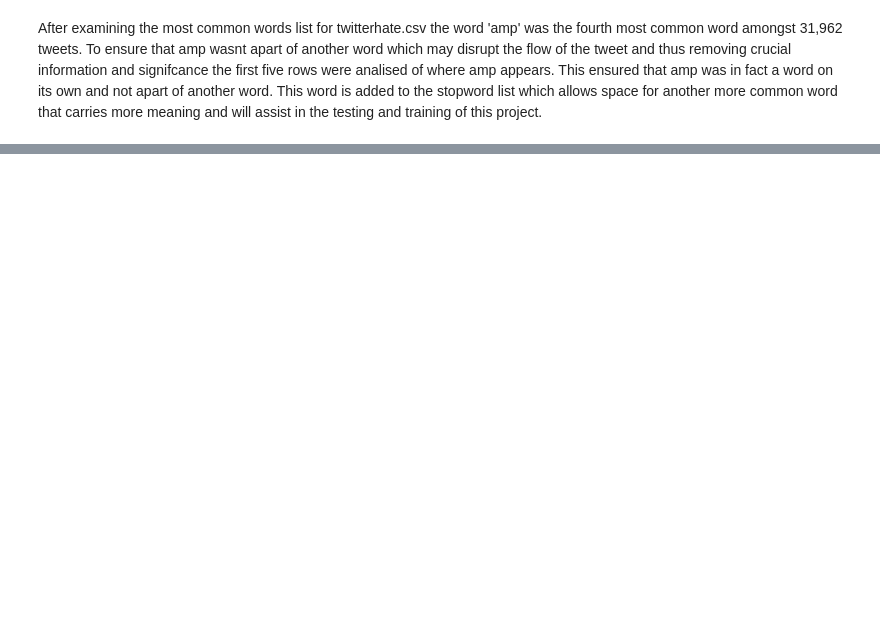
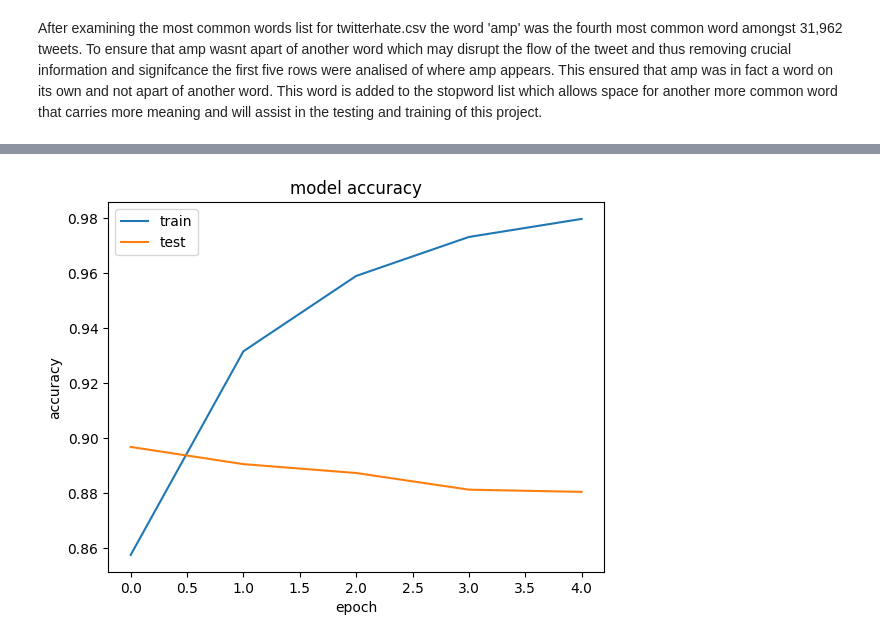
Before and after one commit to StephBarwick/P000456CSITCP, a Jupyter notebook: model.ipynb, the cells around one changed output, grey strips where cells are left out. Cells and saved outputs as stored; diff of their text form; code cells hidden in the pictures; blank space fills up the shorter version.

Commit message:
Update model

```diff
--- a/model.ipynb
+++ b/model.ipynb
@@ -671,0 +761,31 @@ After examining the most common words list for twitterhate.csv the word 'amp' wa
+# %%
+# create metrics for recall, precision and f1 score
+def recall_m(y_true, y_pred):
+    true_positives = K.sum(K.round(K.clip(y_true * y_pred, 0, 1)))
+    possible_positives = K.sum(K.round(K.clip(y_true, 0, 1)))
+    recall = true_positives / (possible_positives + K.epsilon())
+    return recall
+
+def precision_m(y_true, y_pred):
+    true_positives = K.sum(K.round(K.clip(y_true * y_pred, 0, 1)))
+    predicted_positives = K.sum(K.round(K.clip(y_pred, 0, 1)))
+    precision = true_positives / (predicted_positives + K.epsilon())
+    return precision
+
+def f1_m(y_true, y_pred):
+    precision = precision_m(y_true, y_pred)
+    recall = recall_m(y_true, y_pred)
+    return 2*((precision*recall)/(precision+recall+K.epsilon()))
+# %%
+# create the model
+# for team reference this is an initial test model, we can adjust the layers and parameters as needed
+
+output_dim = 200
+
+#LSTM model (cnn +lstm)
+model = Sequential()
+model.add(Embedding(vocab_size, output_dim, input_length=maxlen))
+model.add(LSTM(100))
+model.add(Dense(3, activation='softmax'))
+model.compile(optimizer='adam', loss='categorical_crossentropy', metrics=['accuracy', f1_m, precision_m, recall_m])
+model.summary()
@@ -671,0 +808,3 @@ After examining the most common words list for twitterhate.csv the word 'amp' wa
+# %%
+# train the model
+history = model.fit(X_train, y_train, epochs=5, validation_data=(X_test, y_test), batch_size=64)
@@ -671,0 +822,13 @@ After examining the most common words list for twitterhate.csv the word 'amp' wa
+# %%
+import matplotlib.pyplot as plt
+
+# plot the training and validation accuracy
+plt.plot(history.history['accuracy'])
+plt.plot(history.history['val_accuracy'])
+plt.title('model accuracy')
+plt.ylabel('accuracy')
+plt.xlabel('epoch')
+plt.legend(['train', 'test'], loc='upper left')
+plt.show()
+# %% [output]
+[figure, added]
```
Also changed, not shown: parts of 38 cells of this notebook.
